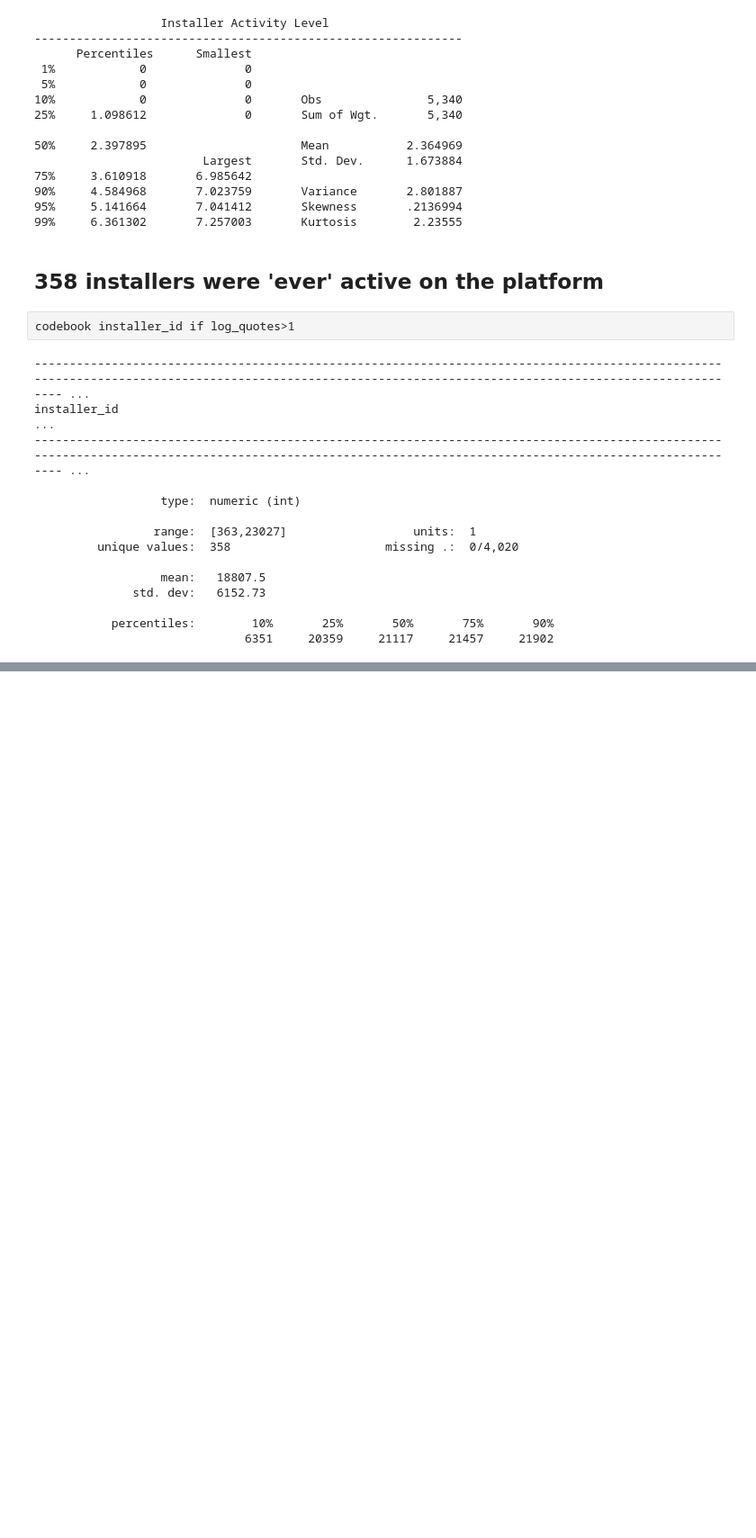
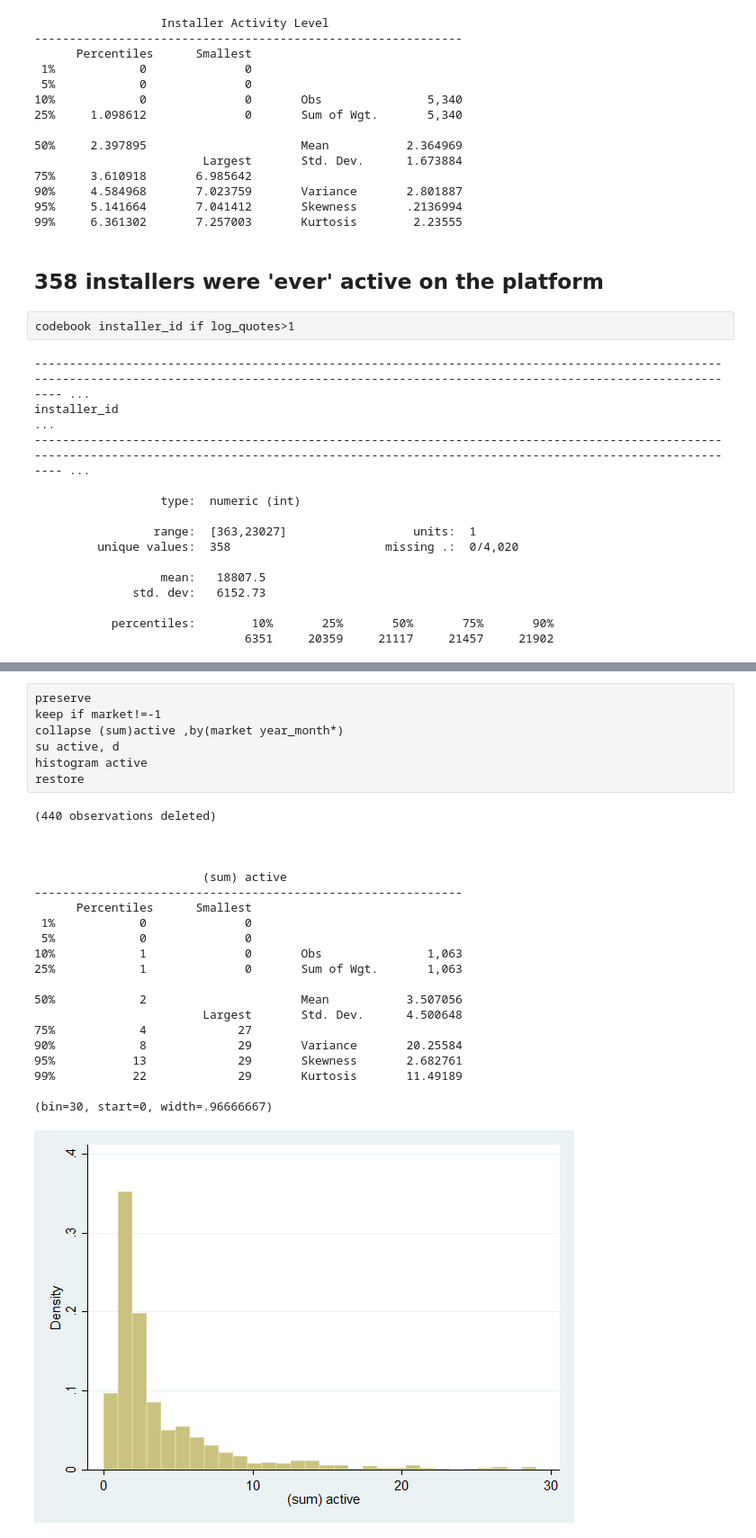
Before and after one commit to herbsh/solar_project, a Jupyter notebook: 1_code/robustness_issue3 & 5.ipynb, the cells around one changed output, grey strips where cells are left out. Shown: that part at 90% size. Drawn from its saved outputs; the diff is of its cells as text; blank space fills up the shorter version.

```diff
--- a/1_code/robustness_issue3 & 5.ipynb
+++ b/1_code/robustness_issue3 & 5.ipynb
@@ -410,0 +471,29 @@ installer_id
+# %%
+preserve
+keep if market!=-1
+collapse (sum)active ,by(market year_month*)
+su active, d
+histogram active
+restore
+# %% [output]
+(440 observations deleted)
+
+
+
+                        (sum) active
+-------------------------------------------------------------
+      Percentiles      Smallest
+ 1%            0              0
+ 5%            0              0
+10%            1              0       Obs               1,063
+25%            1              0       Sum of Wgt.       1,063
+
+50%            2                      Mean           3.507056
+                        Largest       Std. Dev.      4.500648
+75%            4             27
+90%            8             29       Variance       20.25584
+95%           13             29       Skewness       2.682761
+99%           22             29       Kurtosis       11.49189
+
+(bin=30, start=0, width=.96666667)
+[figure, added]
```
Also changed, not shown: parts of 8 cells of this notebook, 6 other files.
